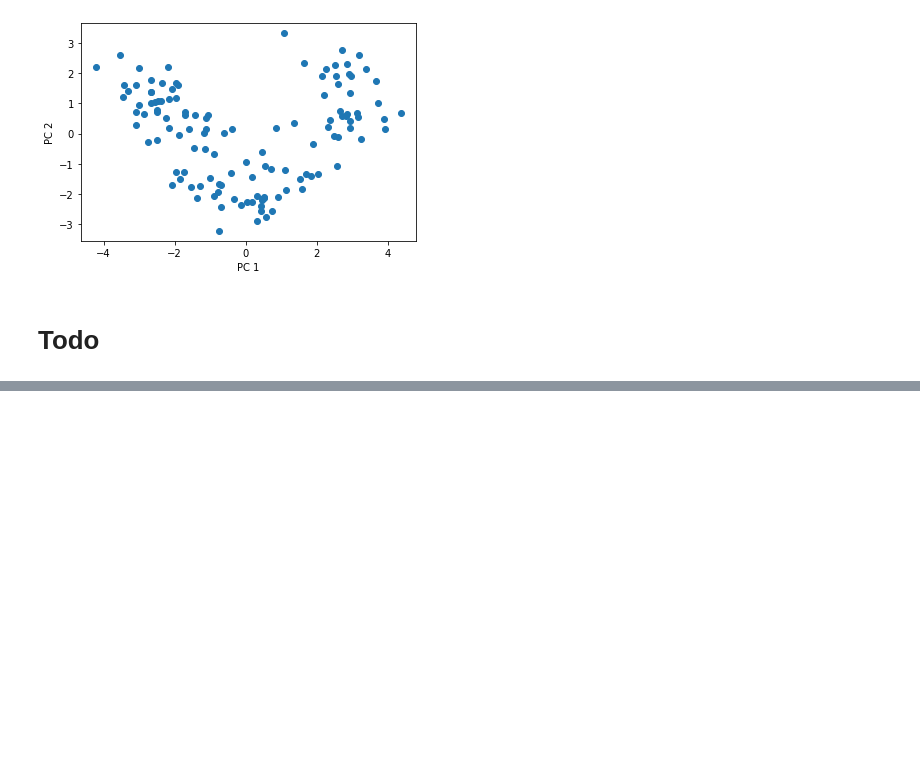
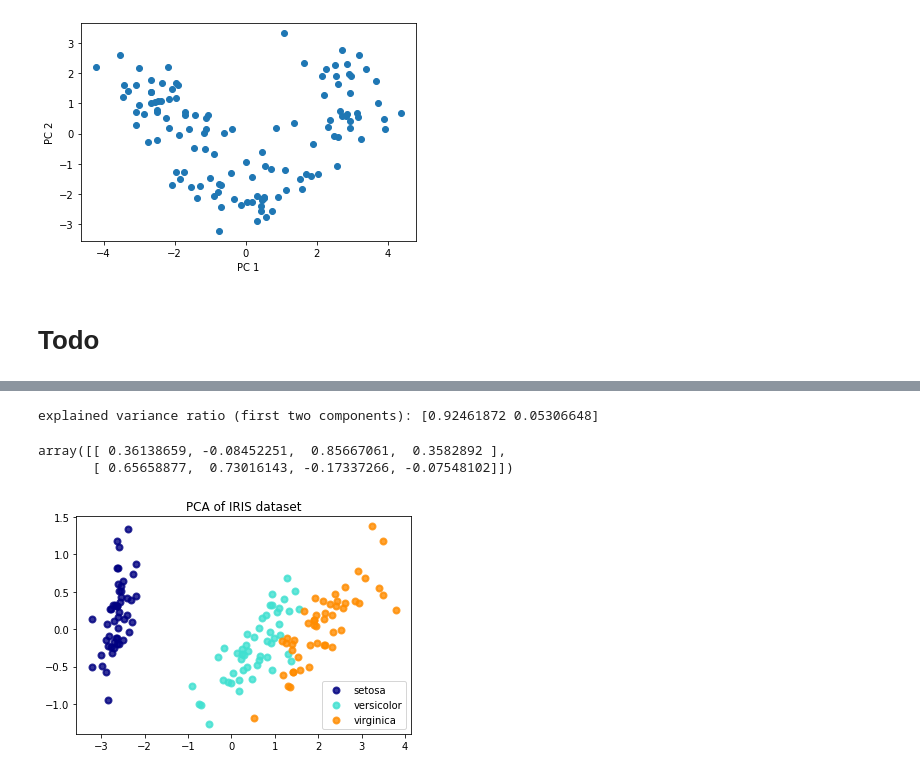
Before and after one commit to SLCFLAB/Data-Science-Python, a Jupyter notebook: Day 8/8_1.Dimension_Reduction.ipynb, the cells around one changed output, grey strips where cells are left out. Cells and saved outputs as stored; diff of their text form; code cells hidden in the pictures; blank space fills up the shorter version.

```diff
--- a/Day 8/8_1.Dimension_Reduction.ipynb
+++ b/Day 8/8_1.Dimension_Reduction.ipynb
@@ -222,0 +180,9 @@ plt.show()
+# %%
+from sklearn import datasets
+
+iris = datasets.load_iris()
+
+X = iris.data
+y = iris.target
+target_names = iris.target_names
+X[:5], y
@@ -222,0 +202,36 @@ plt.show()
+# %%
+# To-do : PCA 로 4차원 데이터인 X를 2차원으로 축소 / 각 차원의 explained variance ratio 찍어보기
+
+# 예시 정답
+pca = PCA(n_components=2)
+X_r = pca.fit(X).transform(X)
+
+# Percentage of variance explained for each components
+print(
+    "explained variance ratio (first two components): %s"
+    % str(pca.explained_variance_ratio_)
+)
+# %% [output]
+explained variance ratio (first two components): [0.92461872 0.05306648]
+# %%
+# 각 축을 구성하는 components들의 비율을 확인할 수 있음
+pca.components_
+# %% [output]
+array([[ 0.36138659, -0.08452251,  0.85667061,  0.3582892 ],
+       [ 0.65658877,  0.73016143, -0.17337266, -0.07548102]])
+# %%
+# PCA 축으로 점들 찍어보기. class도 표시
+plt.figure()
+colors = ["navy", "turquoise", "darkorange"]
+lw = 2
+
+for color, i, target_name in zip(colors, [0, 1, 2], target_names):
+    plt.scatter(
+        X_r[y == i, 0], X_r[y == i, 1], color=color, alpha=0.8, lw=lw, label=target_name
+    )
+plt.legend(loc="best", shadow=False, scatterpoints=1)
+plt.title("PCA of IRIS dataset")
+
+plt.show()
+# %% [output]
+[figure, added]
```
Also changed, not shown: parts of 4 cells of this notebook.
